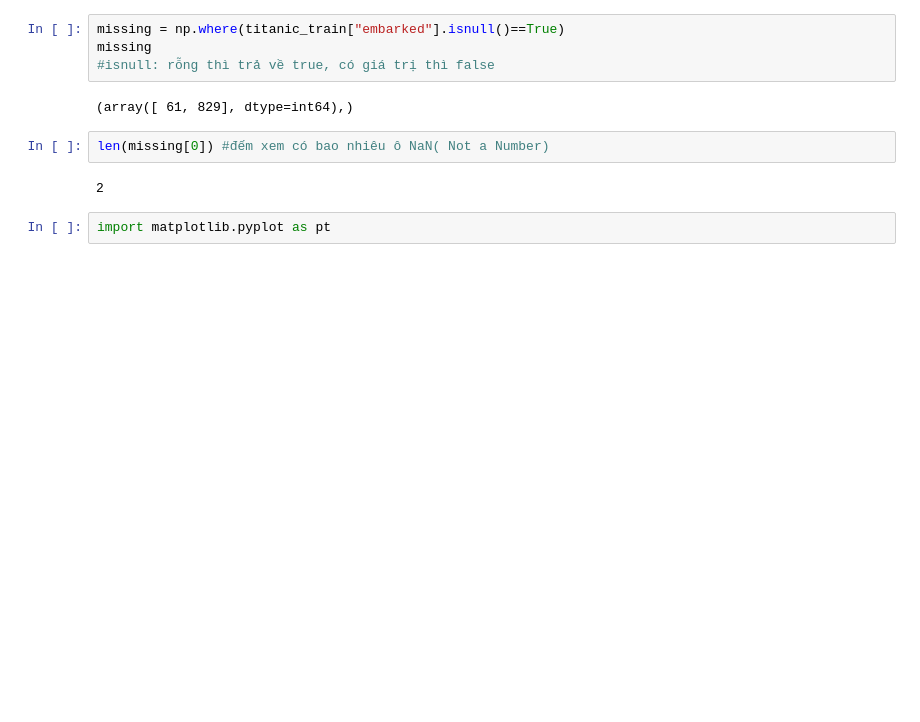
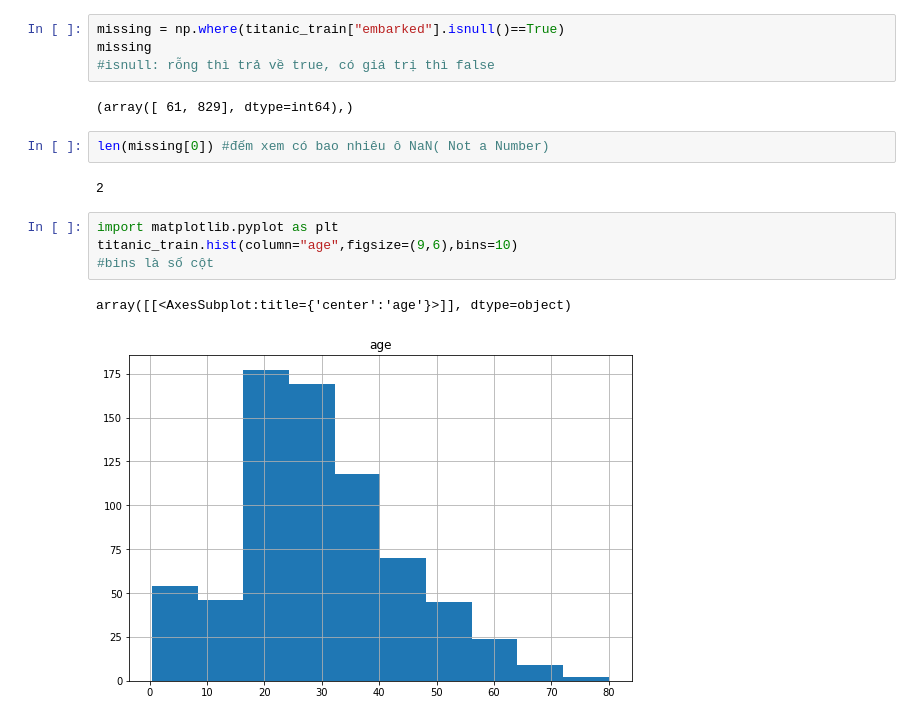
Before and after one commit to baolong2k/DemoPY, a Jupyter notebook: PythonBasic_2.ipynb, the cells around one changed output. Saved outputs shown, nothing was run; the diff lists cells and outputs as text; blank space fills up the shorter version.

```diff
--- a/PythonBasic_2.ipynb
+++ b/PythonBasic_2.ipynb
@@ -489,5 +487,10 @@ missing
 len(missing[0]) #đếm xem có bao nhiêu ô NaN( Not a Number)
 # %% [output]
 2
-# %%
-import matplotlib.pyplot as pt
+# %%
+import matplotlib.pyplot as plt
+titanic_train.hist(column="age",figsize=(9,6),bins=10)
+#bins là số cột
+# %% [output]
+array([[<AxesSubplot:title={'center':'age'}>]], dtype=object)
+[figure, added]
```
Also changed, not shown: parts of 8 cells of this notebook.
